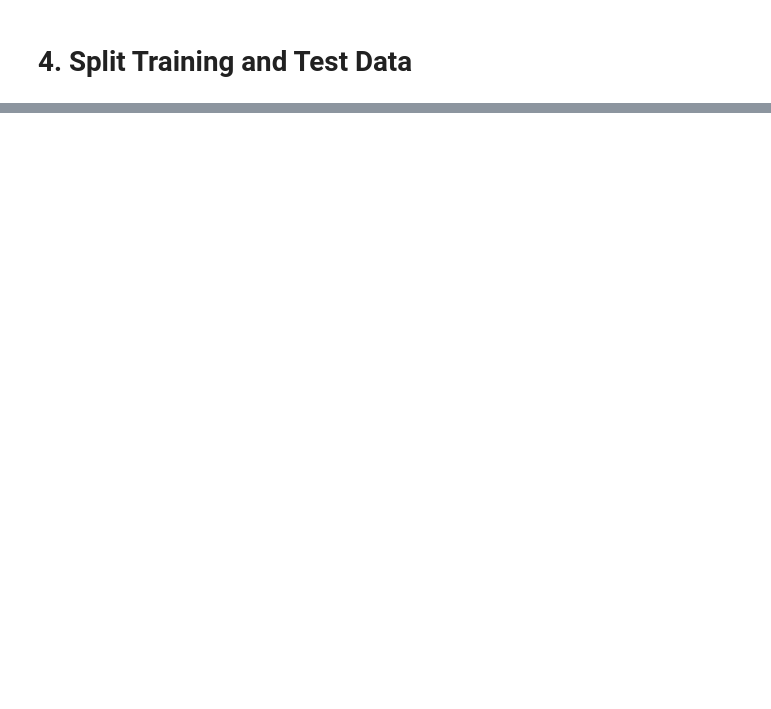
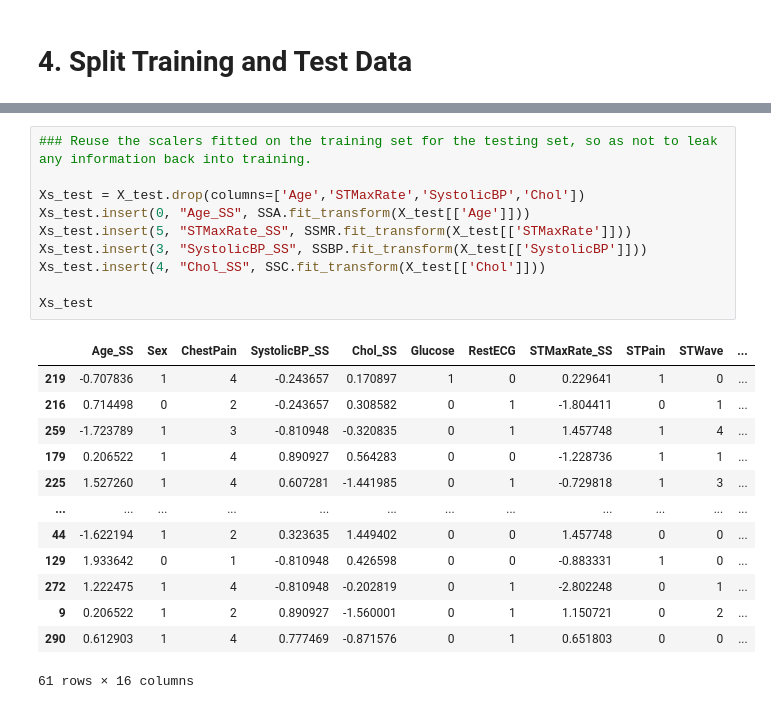
Before and after one commit to BradDoty/KaggleHeartDiseaseUCI, a Jupyter notebook: Notebooks/Capstone 2 -- Feature Engineering, Pre-processing and Training Data Development.ipynb, the cells around one changed output, grey strips where cells are left out. Saved outputs shown, nothing was run; the diff lists cells and outputs as text; blank space fills up the shorter version.

```diff
--- a/Notebooks/Capstone 2 -- Feature Engineering, Pre-processing and Training Data Development.ipynb
+++ b/Notebooks/Capstone 2 -- Feature Engineering, Pre-processing and Training Data Development.ipynb
@@ -391,0 +246,24 @@ Writing file.  "../data\ymf_test.csv"
+# %%
+### Reuse the scalers fitted on the training set for the testing set, so as not to leak any information back into training.
+
+Xs_test = X_test.drop(columns=['Age','STMaxRate','SystolicBP','Chol'])
+Xs_test.insert(0, "Age_SS", SSA.fit_transform(X_test[['Age']]))
+Xs_test.insert(5, "STMaxRate_SS", SSMR.fit_transform(X_test[['STMaxRate']]))
+Xs_test.insert(3, "SystolicBP_SS", SSBP.fit_transform(X_test[['SystolicBP']]))
+Xs_test.insert(4, "Chol_SS", SSC.fit_transform(X_test[['Chol']]))
+
+Xs_test
+# %% [output]
+|  | Age_SS | Sex | ChestPain | SystolicBP_SS | Chol_SS | Glucose | RestECG | STMaxRate_SS | STPain | STWave | ... |
+| 219 | -0.707836 | 1 | 4 | -0.243657 | 0.170897 | 1 | 0 | 0.229641 | 1 | 0 | ... |
+| 216 | 0.714498 | 0 | 2 | -0.243657 | 0.308582 | 0 | 1 | -1.804411 | 0 | 1 | ... |
+| 259 | -1.723789 | 1 | 3 | -0.810948 | -0.320835 | 0 | 1 | 1.457748 | 1 | 4 | ... |
+| 179 | 0.206522 | 1 | 4 | 0.890927 | 0.564283 | 0 | 0 | -1.228736 | 1 | 1 | ... |
+| 225 | 1.527260 | 1 | 4 | 0.607281 | -1.441985 | 0 | 1 | -0.729818 | 1 | 3 | ... |
+| ... | ... | ... | ... | ... | ... | ... | ... | ... | ... | ... | ... |
+| 44 | -1.622194 | 1 | 2 | 0.323635 | 1.449402 | 0 | 0 | 1.457748 | 0 | 0 | ... |
+| 129 | 1.933642 | 0 | 1 | -0.810948 | 0.426598 | 0 | 0 | -0.883331 | 1 | 0 | ... |
+| 272 | 1.222475 | 1 | 4 | -0.810948 | -0.202819 | 0 | 1 | -2.802248 | 0 | 1 | ... |
+| 9 | 0.206522 | 1 | 2 | 0.890927 | -1.560001 | 0 | 1 | 1.150721 | 0 | 2 | ... |
+| 290 | 0.612903 | 1 | 4 | 0.777469 | -0.871576 | 0 | 1 | 0.651803 | 0 | 0 | ... |
+61 rows × 16 columns
```
Also changed, not shown: parts of 20 cells of this notebook, 16 other files.
